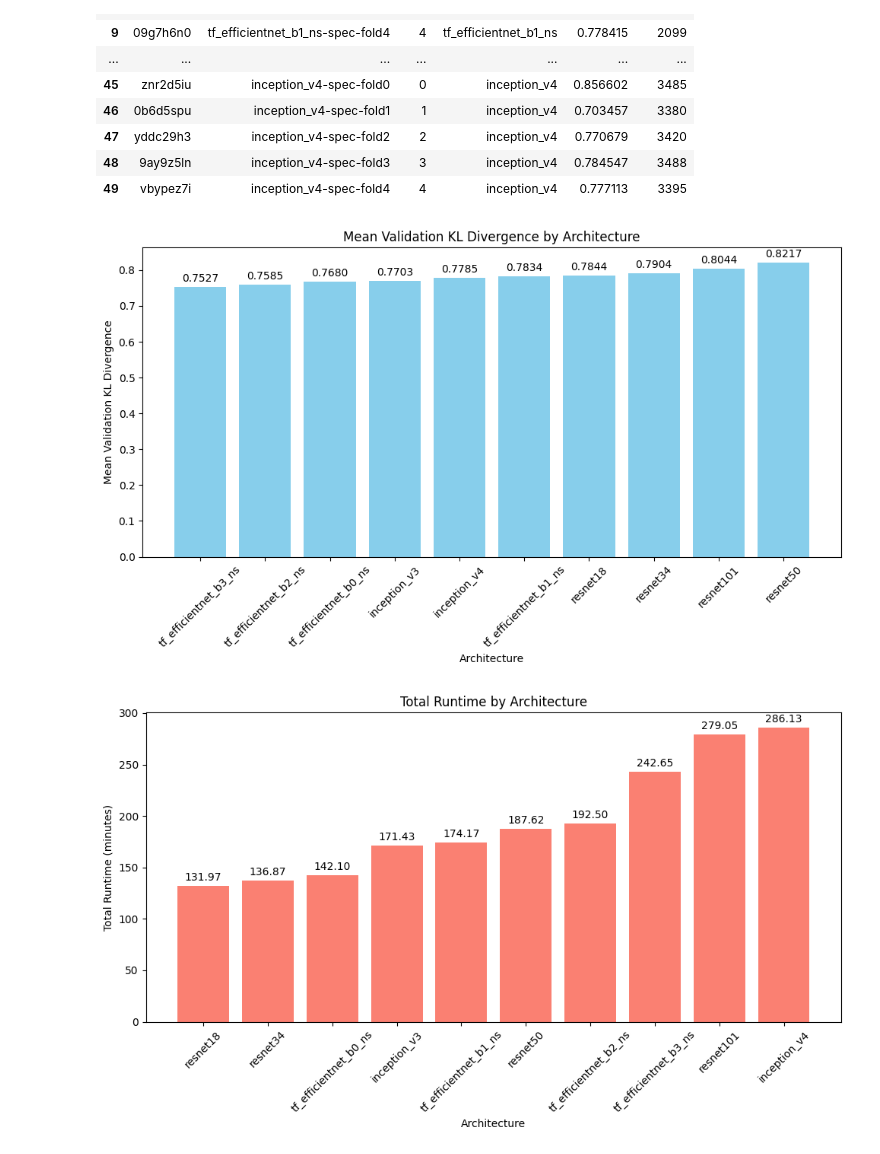
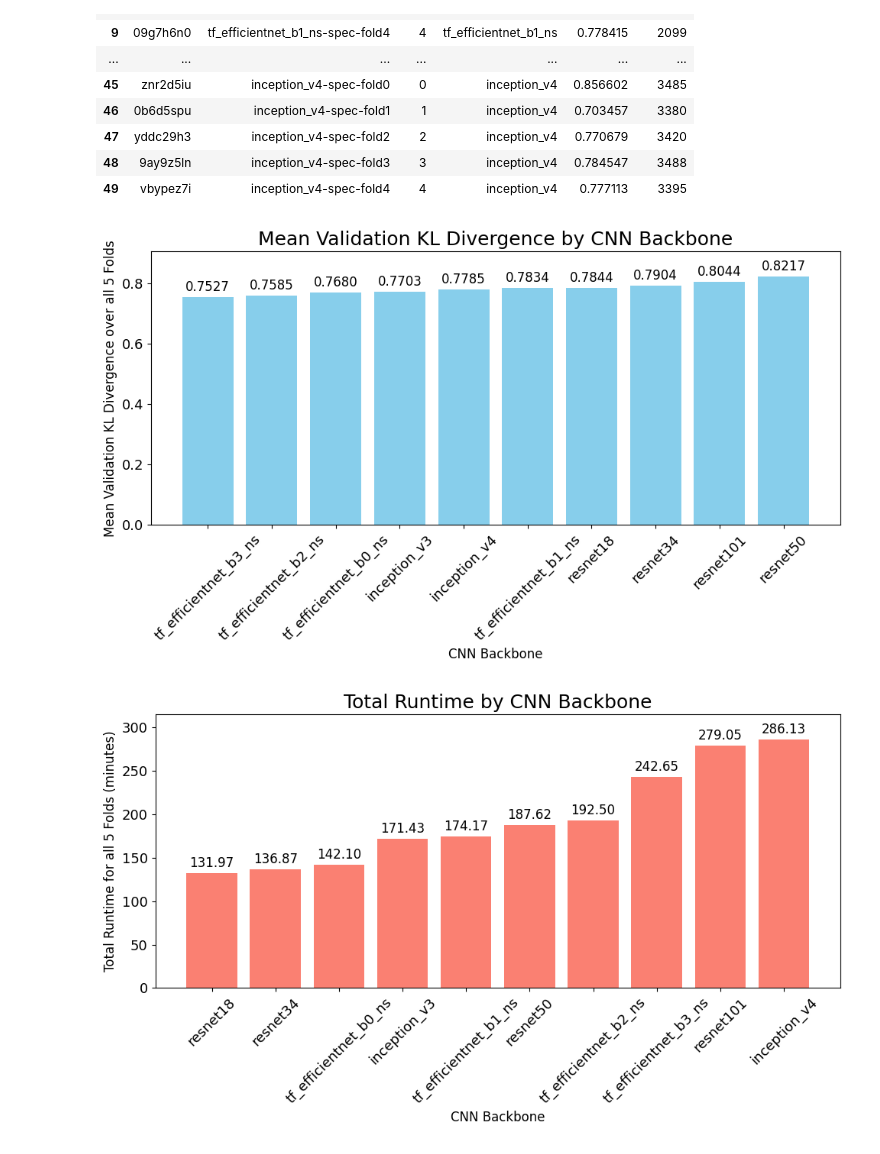
Before and after one commit to Davee02/HSLU.AICOMP.HMS, a Jupyter notebook: notebooks/visualizations/visualize_cnn_backbone_results.ipynb, the cells around one changed output. Drawn from its saved outputs; the diff is of its cells as text; code cells hidden in the pictures.

Commit message:
update cnn backbone visualization

```diff
--- a/notebooks/visualizations/visualize_cnn_backbone_results.ipynb
+++ b/notebooks/visualizations/visualize_cnn_backbone_results.ipynb
@@ -8,3 +1,19 @@ import matplotlib.pyplot as plt
+# %%
+import json
+
+import wandb
+
+import pandas as pd
+import matplotlib.pyplot as plt
+
+plt.rcParams['figure.figsize'] = (12, 8)
+plt.rcParams['font.size'] = 12          # Base font size
+plt.rcParams['axes.titlesize'] = 18     # Axes title
+plt.rcParams['axes.labelsize'] = 12     # X and Y labels
+plt.rcParams['xtick.labelsize'] = 13    # X tick labels
+plt.rcParams['ytick.labelsize'] = 13    # Y tick labels
+plt.rcParams['legend.fontsize'] = 16    # Legend
+plt.rcParams['figure.titlesize'] = 22   # Figure title (suptitle)
 # %%
 wandb.login()
 api = wandb.Api()
@@ -57,27 +65,33 @@ runs_df
 # %%
 performance_df = runs_df.groupby("architecture")["val_kl_div"].mean().sort_values()
 
 fig, ax = plt.subplots(figsize=(10, 6))
 bars = ax.bar(performance_df.index, performance_df.values, color='skyblue')
-ax.set_xlabel("Architecture")
-ax.set_ylabel("Mean Validation KL Divergence")
-ax.set_title("Mean Validation KL Divergence by Architecture")
+ax.set_xlabel("CNN Backbone")
+ax.set_ylabel("Mean Validation KL Divergence over all 5 Folds")
+ax.set_title("Mean Validation KL Divergence by CNN Backbone")
+ax.set_ylim(0, performance_df.values.max() * 1.1)
 ax.bar_label(bars, fmt='%.4f', padding=3)
 plt.xticks(rotation=45)
-plt.tight_layout()
+fig.tight_layout()
+
+fig.savefig("cnn_backbone_performance.svg")
 # %% [output]
-[figure, old version]
+[figure, new version]
 # %%
 runtime_df = runs_df.groupby("architecture")["runtime"].sum().sort_values()
 runtime_df = runtime_df / 60
 
 fig, ax = plt.subplots(figsize=(10, 6))
 bars = ax.bar(runtime_df.index, runtime_df.values, color='salmon')
-ax.set_xlabel("Architecture")
-ax.set_ylabel("Total Runtime (minutes)")
-ax.set_title("Total Runtime by Architecture")
+ax.set_xlabel("CNN Backbone")
+ax.set_ylabel("Total Runtime for all 5 Folds (minutes)")
+ax.set_title("Total Runtime by CNN Backbone")
+ax.set_ylim(0, runtime_df.values.max() * 1.1)
 ax.bar_label(bars, fmt='%.2f', padding=3)
 plt.xticks(rotation=45)
-plt.tight_layout()
+fig.tight_layout()
+
+fig.savefig("cnn_backbone_runtime.svg")
 # %% [output]
-[figure, old version]
+[figure, new version]
```
Also changed, not shown: parts of 2 cells of this notebook.
